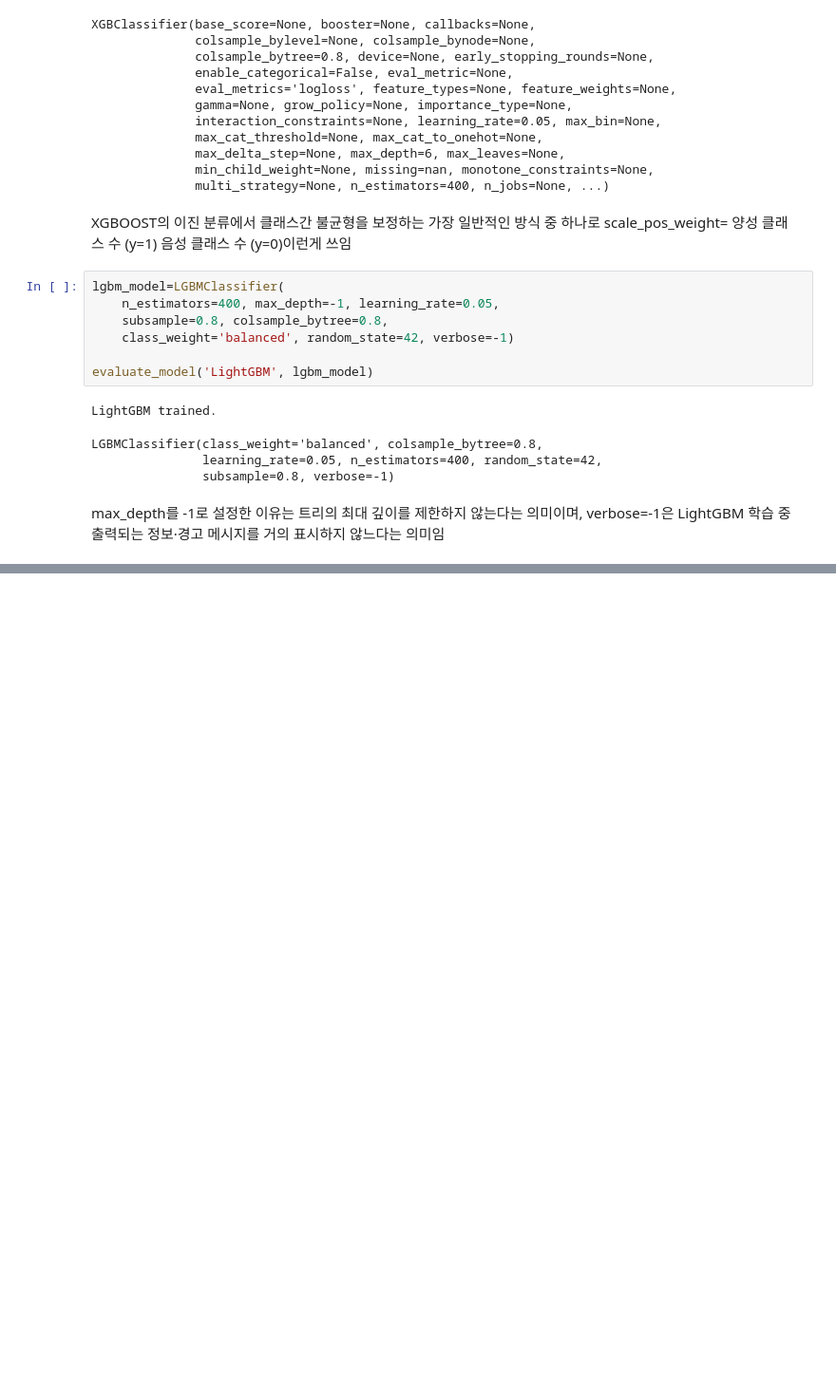
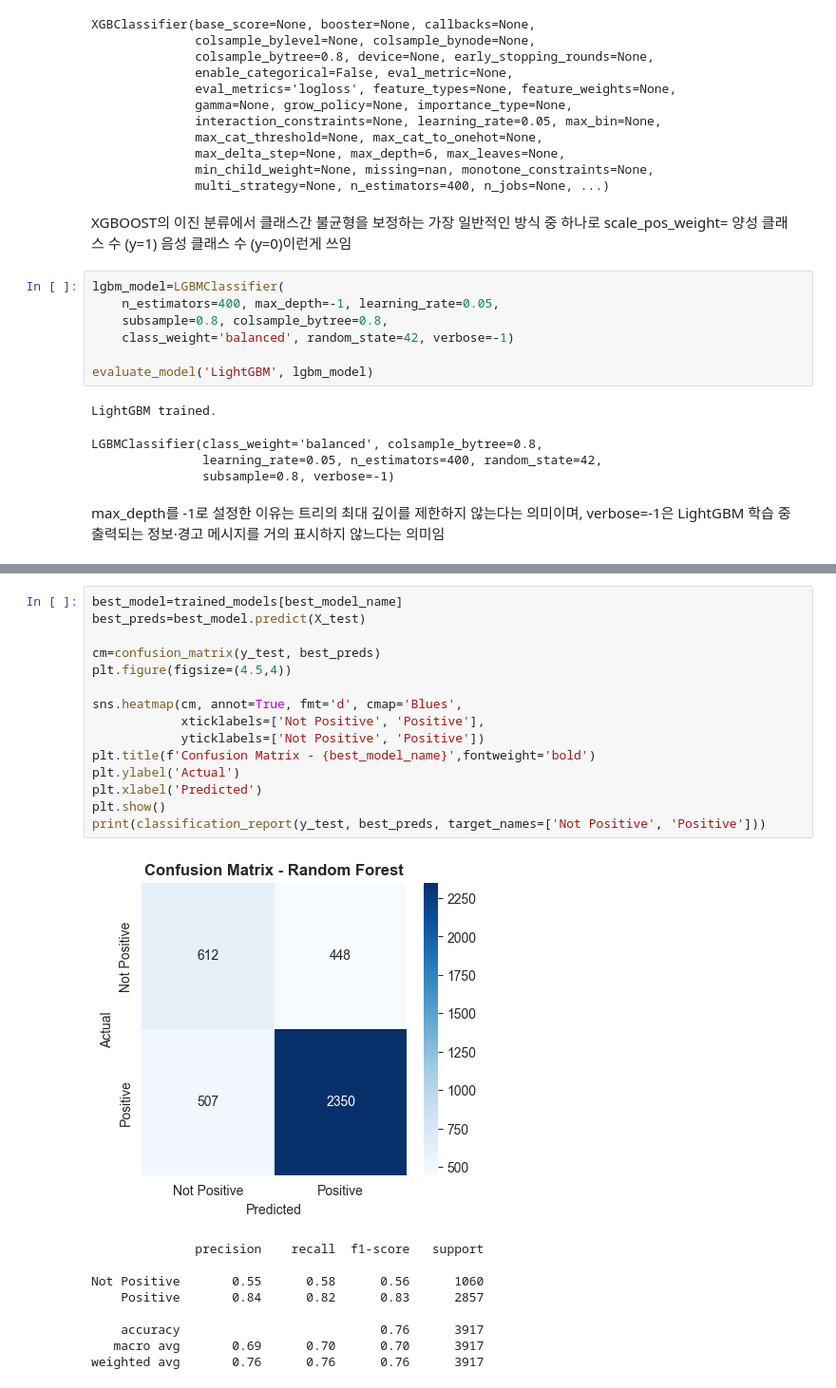
Before and after one commit to bikuud/Study_for_data, a Jupyter notebook: Practice/Kaggle/Code/kaggle_260915.ipynb, the cells around one changed output, grey strips where cells are left out. Shown at 95% size. Drawn from its saved outputs; the diff is of its cells as text; blank space fills up the shorter version.

```diff
--- a/Practice/Kaggle/Code/kaggle_260915.ipynb
+++ b/Practice/Kaggle/Code/kaggle_260915.ipynb
@@ -269,0 +322,25 @@ max_depth를 -1로 설정한 이유는 트리의 최대 깊이를 제한하지
+# %%
+best_model=trained_models[best_model_name]
+best_preds=best_model.predict(X_test)
+
+cm=confusion_matrix(y_test, best_preds)
+plt.figure(figsize=(4.5,4))
+
+sns.heatmap(cm, annot=True, fmt='d', cmap='Blues',
+            xticklabels=['Not Positive', 'Positive'],
+            yticklabels=['Not Positive', 'Positive'])
+plt.title(f'Confusion Matrix - {best_model_name}',fontweight='bold')
+plt.ylabel('Actual')
+plt.xlabel('Predicted')
+plt.show()
+print(classification_report(y_test, best_preds, target_names=['Not Positive', 'Positive']))
+# %% [output]
+[figure, added]
+              precision    recall  f1-score   support
+
+Not Positive       0.55      0.58      0.56      1060
+    Positive       0.84      0.82      0.83      2857
+
+    accuracy                           0.76      3917
+   macro avg       0.69      0.70      0.70      3917
+weighted avg       0.76      0.76      0.76      3917
```
Also changed, not shown: parts of 7 cells of this notebook, 1 other file.
